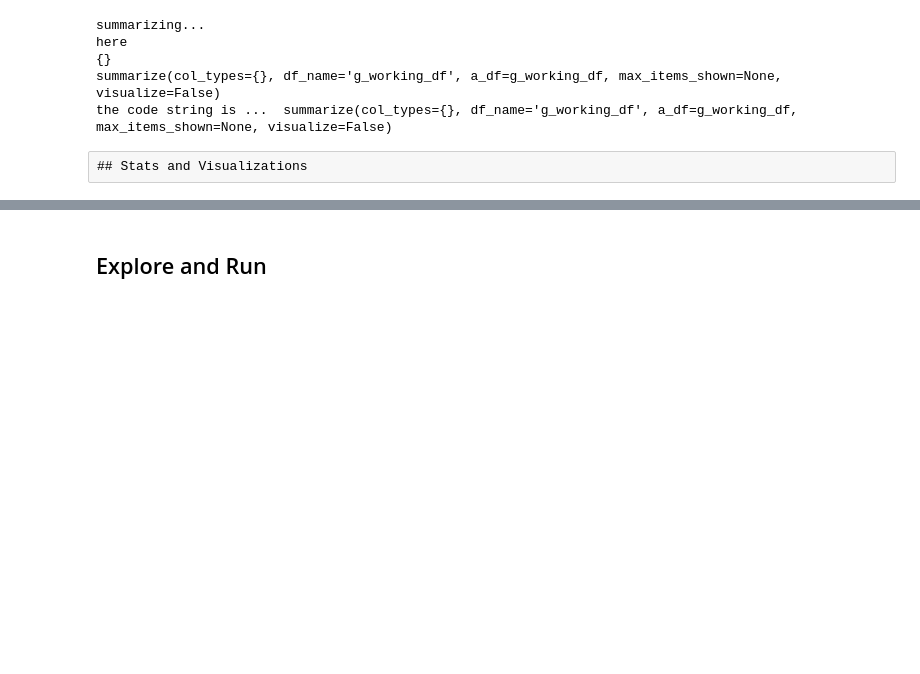
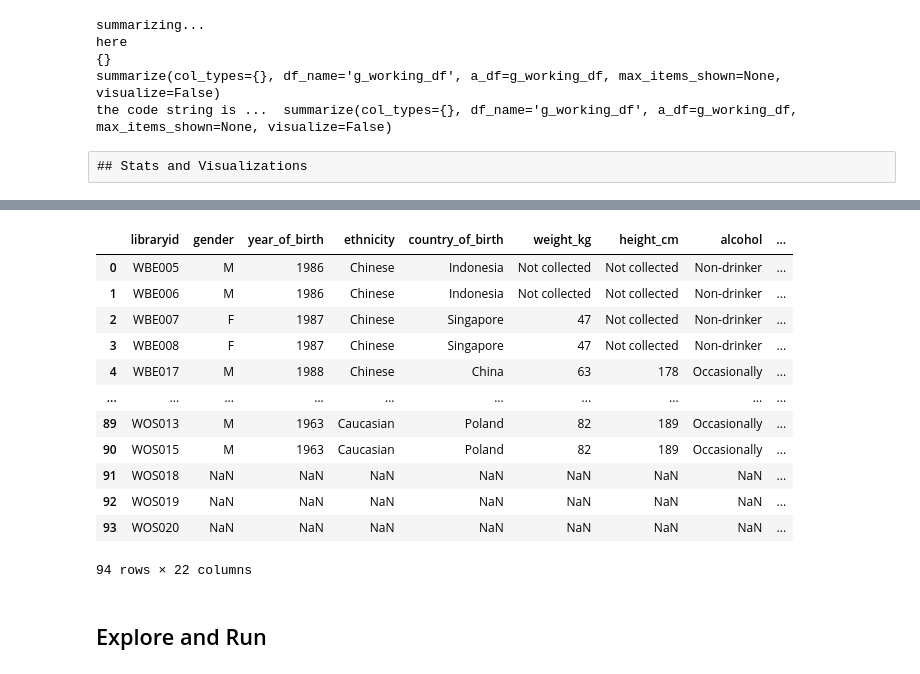
Before and after one commit to dpear/LMNOP, a Jupyter notebook: tutorial/tutorial.ipynb, the cells around one changed output, grey strips where cells are left out. Saved outputs shown, nothing was run; the diff lists cells and outputs as text; code cells hidden in the pictures; blank space fills up the shorter version.

```diff
--- a/tutorial/tutorial.ipynb
+++ b/tutorial/tutorial.ipynb
@@ -860,6 +896,22 @@ def visualize_two_cols(col_name1, col_name2, col_types, df_name=None, a_df=None)
         visualize_two_cols_nn(col_name1, col_name2, a_df)
     else:
         print('Invalid column types.')
+# %%
+g_working_df
+# %% [output]
+|  | libraryid | gender | year_of_birth | ethnicity | country_of_birth | weight_kg | height_cm | alcohol | ... |
+| 0 | WBE005 | M | 1986 | Chinese | Indonesia | Not collected | Not collected | Non-drinker | ... |
+| 1 | WBE006 | M | 1986 | Chinese | Indonesia | Not collected | Not collected | Non-drinker | ... |
+| 2 | WBE007 | F | 1987 | Chinese | Singapore | 47 | Not collected | Non-drinker | ... |
+| 3 | WBE008 | F | 1987 | Chinese | Singapore | 47 | Not collected | Non-drinker | ... |
+| 4 | WBE017 | M | 1988 | Chinese | China | 63 | 178 | Occasionally | ... |
+| ... | ... | ... | ... | ... | ... | ... | ... | ... | ... |
+| 89 | WOS013 | M | 1963 | Caucasian | Poland | 82 | 189 | Occasionally | ... |
+| 90 | WOS015 | M | 1963 | Caucasian | Poland | 82 | 189 | Occasionally | ... |
+| 91 | WOS018 | NaN | NaN | NaN | NaN | NaN | NaN | NaN | ... |
+| 92 | WOS019 | NaN | NaN | NaN | NaN | NaN | NaN | NaN | ... |
+| 93 | WOS020 | NaN | NaN | NaN | NaN | NaN | NaN | NaN | ... |
+94 rows × 22 columns
 # %% [markdown]
 ## Explore and Run
 # %%
```
Also changed, not shown: parts of 4 cells of this notebook.
